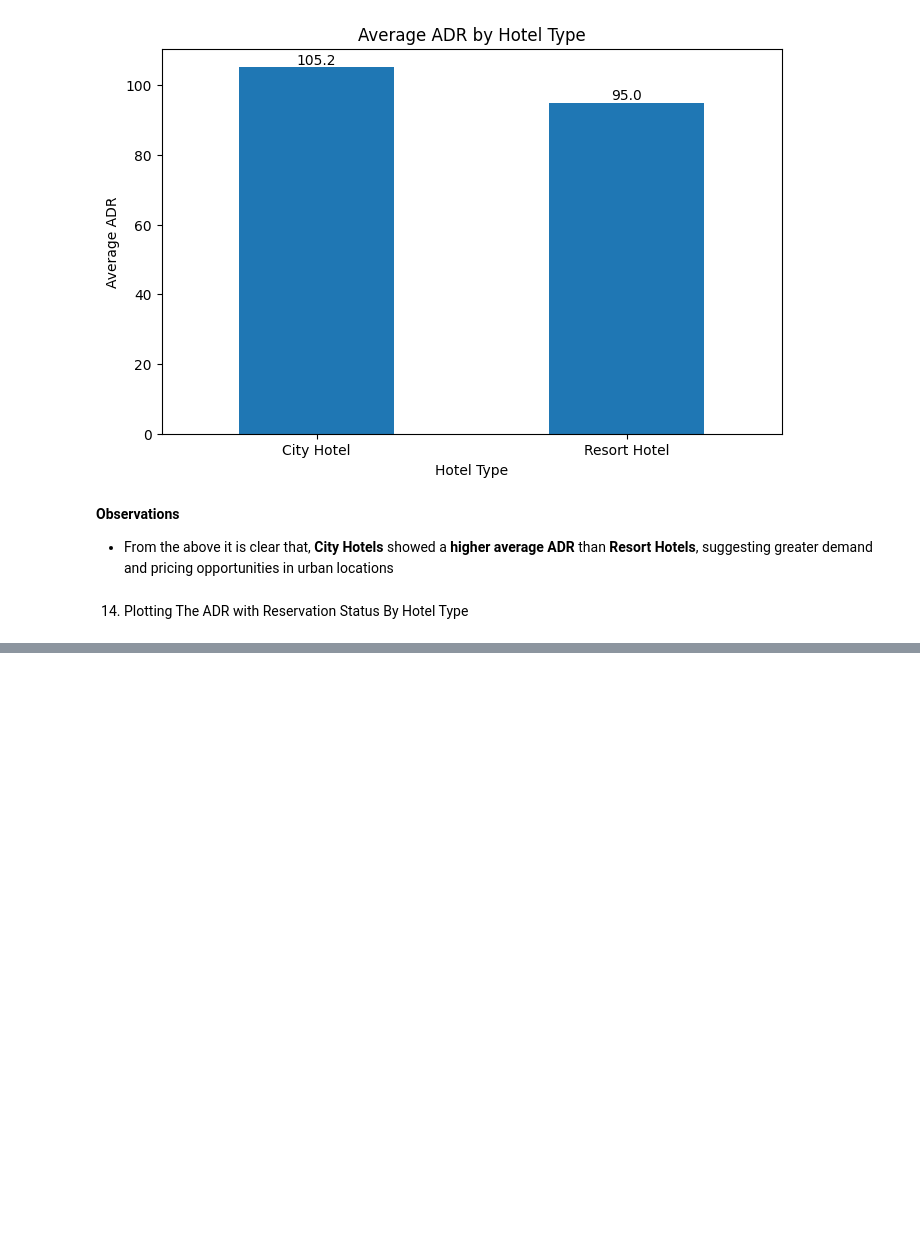
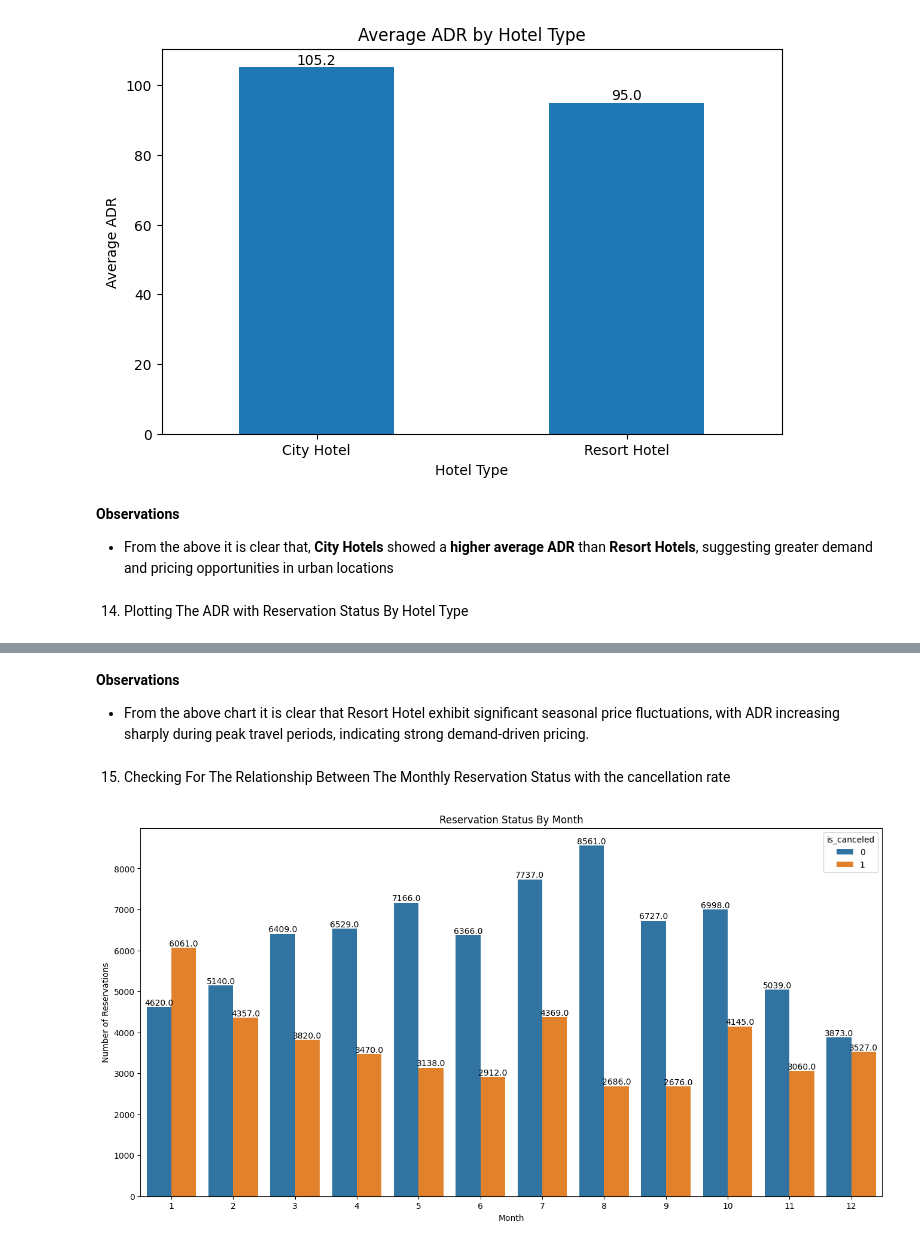
Before and after one commit to dhairyagit/Hotel-Booking-and-Cancellation, a Jupyter notebook: notebooks/EDA_For_Hotel_Booking_Dataset.ipynb, the cells around one changed output, grey strips where cells are left out. Drawn from its saved outputs; the diff is of its cells as text; code cells hidden in the pictures; blank space fills up the shorter version.

```diff
--- a/notebooks/EDA_For_Hotel_Booking_Dataset.ipynb
+++ b/notebooks/EDA_For_Hotel_Booking_Dataset.ipynb
@@ -581,0 +590,21 @@ plt.show()
+# %% [markdown]
+**Observations**
+- From the above chart it is clear that Resort Hotel exhibit significant seasonal price fluctuations, with ADR increasing sharply during peak travel periods, indicating strong demand-driven pricing.
+# %% [markdown]
+15. Checking For The Relationship Between The Monthly Reservation Status with the cancellation rate
+# %%
+df['month'] = df['reservation_status_date'].dt.month
+
+plt.figure(figsize = (16, 8))
+ax1 = sns.countplot(x = 'month', hue = 'is_canceled', data = df)
+
+for container in ax1.containers:
+    ax1.bar_label(container, fmt='%.1f')
+
+plt.title("Reservation Status By Month")
+plt.xlabel('Month')
+plt.ylabel('Number of Reservations')
+
+plt.show()
+# %% [output]
+[figure, added]
```
Also changed, not shown: parts of 8 cells of this notebook, 1 other file.
